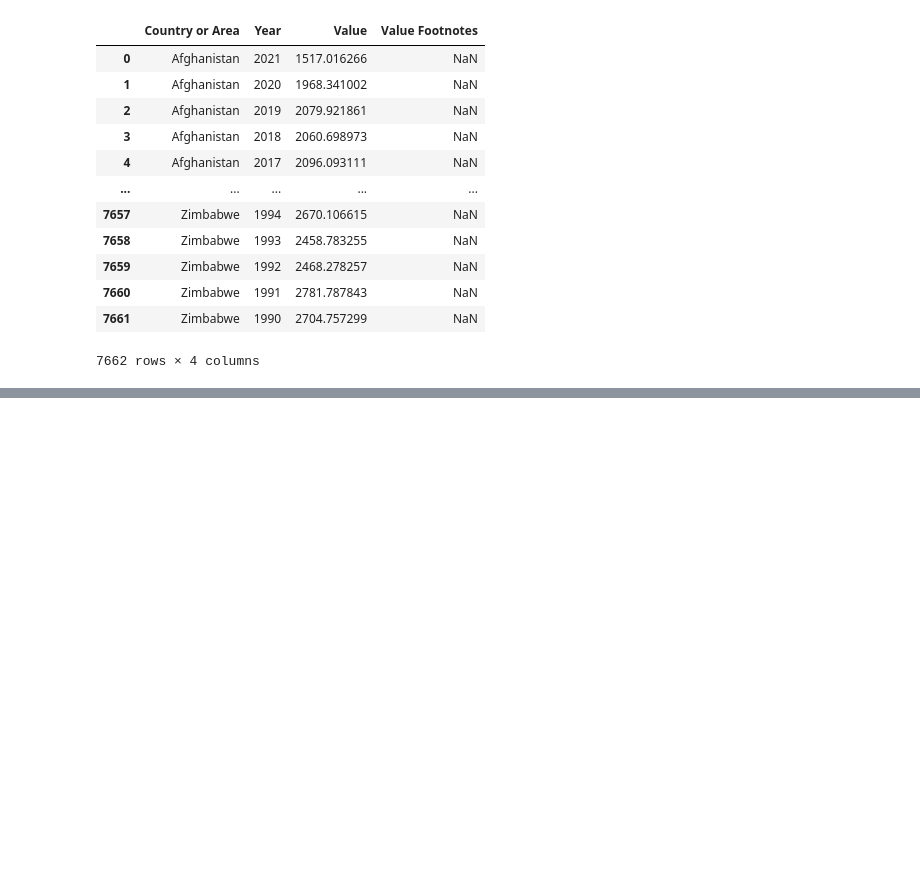
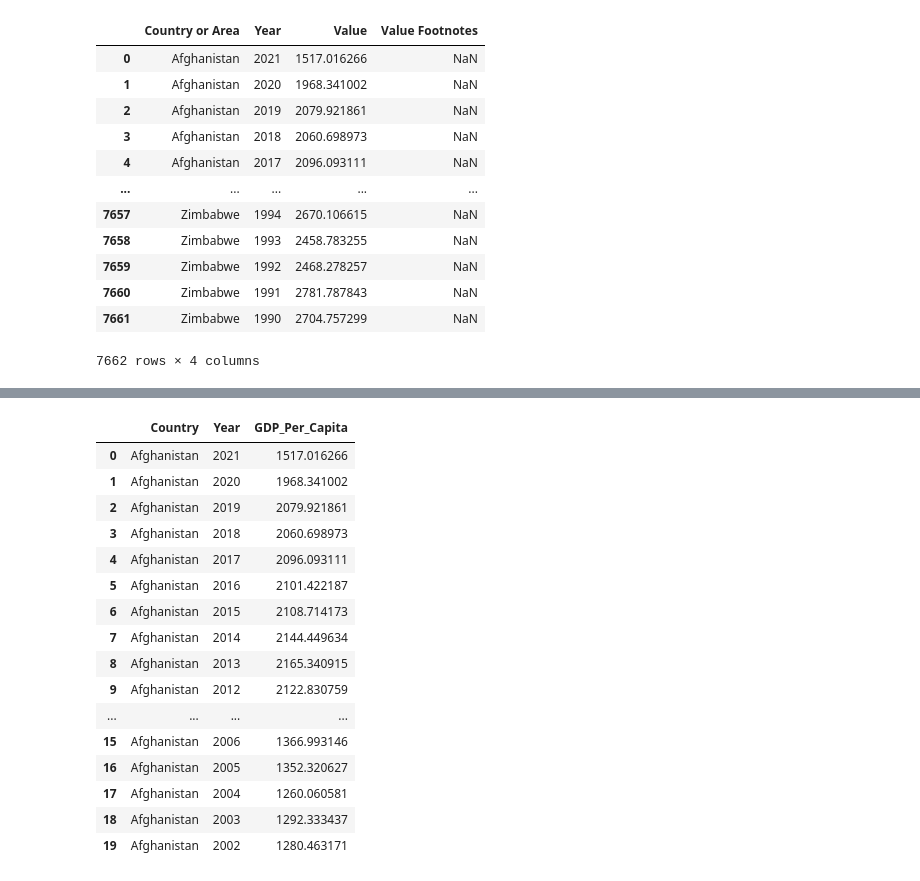
Before and after one commit to nss-data-science-cohort-8/un-exploration-mariacancodenow, a Jupyter notebook: notebooks/UN_Data_Exploration.ipynb, the cells around one changed output, grey strips where cells are left out. Drawn from its saved outputs; the diff is of its cells as text; code cells hidden in the pictures; blank space fills up the shorter version.

```diff
--- a/notebooks/UN_Data_Exploration.ipynb
+++ b/notebooks/UN_Data_Exploration.ipynb
@@ -119,0 +181,20 @@ RangeIndex(start=0, stop=7662, step=1)
+# %%
+gdp_df.loc[gdp_df['Country'] == 'Afghanistan']
+# %% [output]
+|  | Country | Year | GDP_Per_Capita |
+| 0 | Afghanistan | 2021 | 1517.016266 |
+| 1 | Afghanistan | 2020 | 1968.341002 |
+| 2 | Afghanistan | 2019 | 2079.921861 |
+| 3 | Afghanistan | 2018 | 2060.698973 |
+| 4 | Afghanistan | 2017 | 2096.093111 |
+| 5 | Afghanistan | 2016 | 2101.422187 |
+| 6 | Afghanistan | 2015 | 2108.714173 |
+| 7 | Afghanistan | 2014 | 2144.449634 |
+| 8 | Afghanistan | 2013 | 2165.340915 |
+| 9 | Afghanistan | 2012 | 2122.830759 |
+| ... | ... | ... | ... |
+| 15 | Afghanistan | 2006 | 1366.993146 |
+| 16 | Afghanistan | 2005 | 1352.320627 |
+| 17 | Afghanistan | 2004 | 1260.060581 |
+| 18 | Afghanistan | 2003 | 1292.333437 |
+| 19 | Afghanistan | 2002 | 1280.463171 |
```
Also changed, not shown: parts of 31 cells of this notebook, 1 other file.
